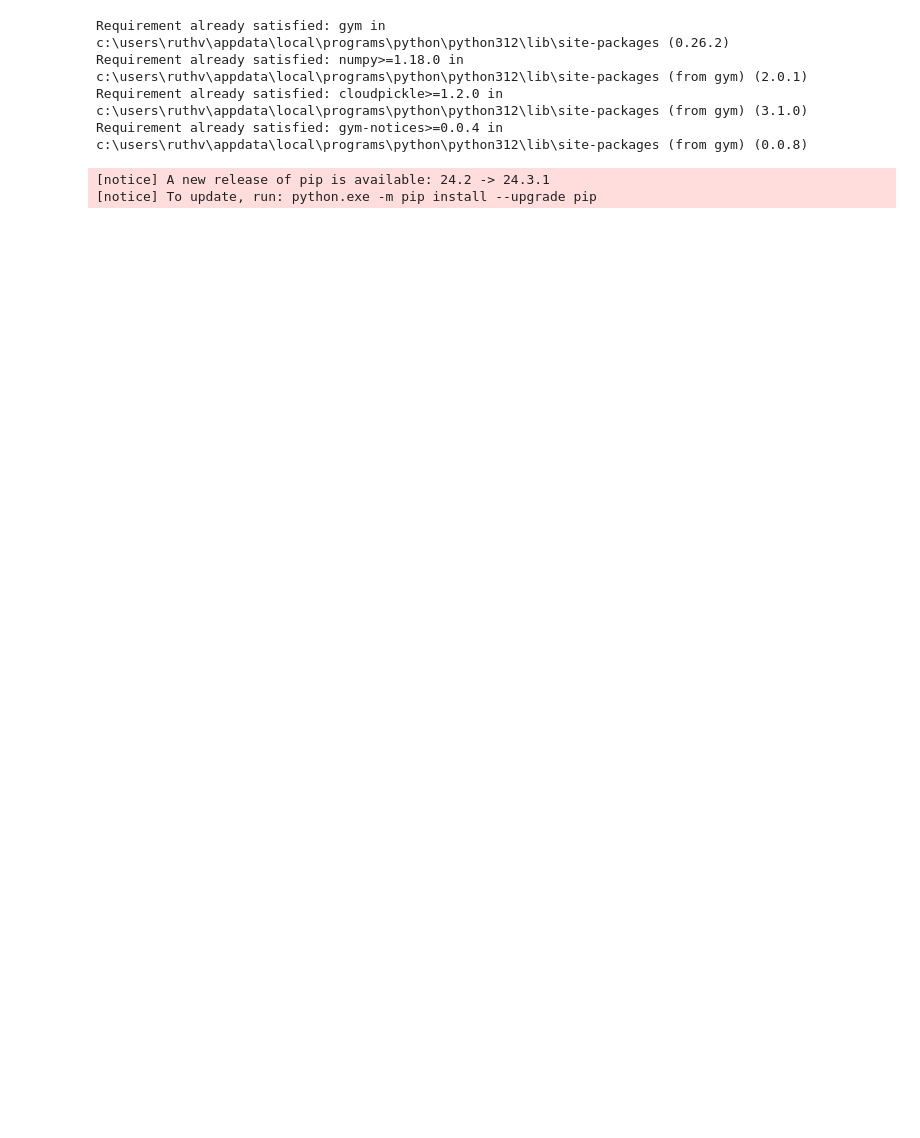
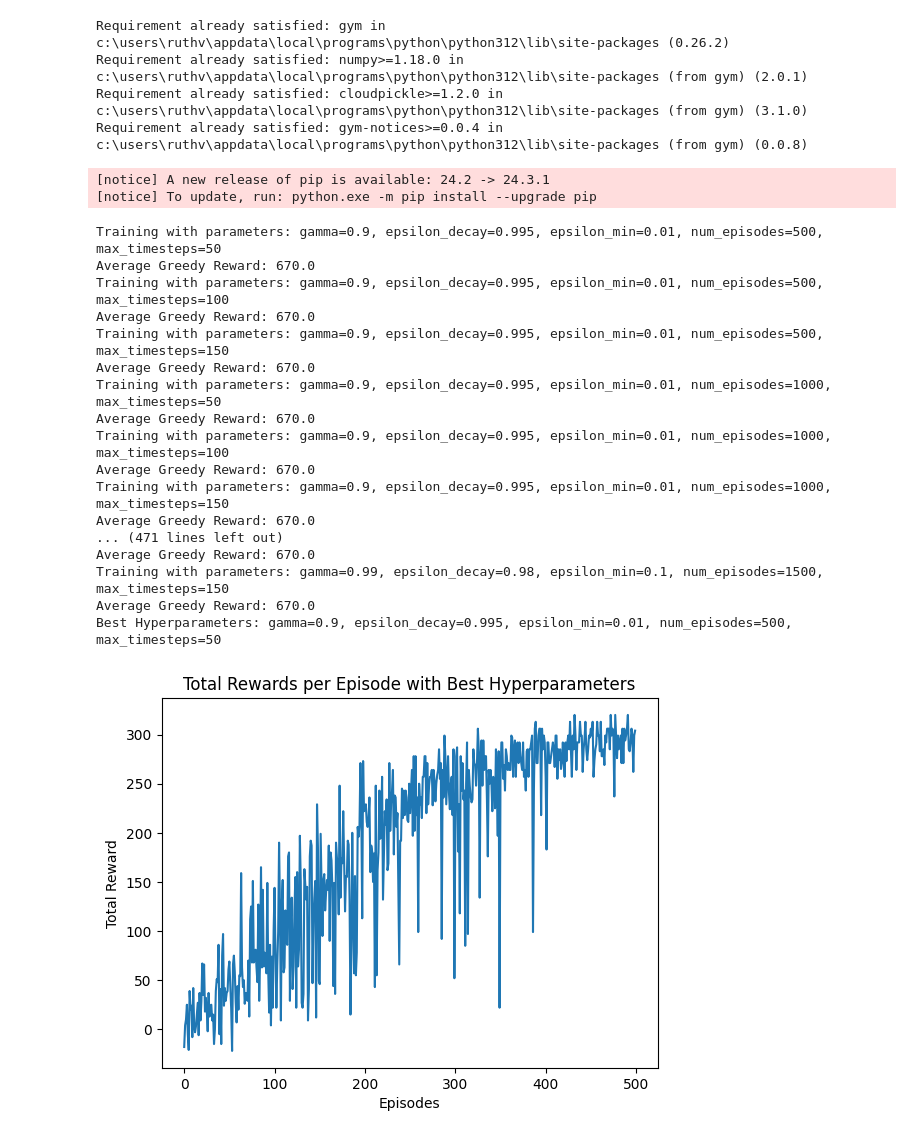
Before and after one commit to ruthvik-30/A3_ML, a Jupyter notebook: A3_part_3.ipynb, the cells around one changed output. Saved outputs shown, nothing was run; the diff lists cells and outputs as text; code cells hidden in the pictures; blank space fills up the shorter version.

```diff
--- a/A3_part_3.ipynb
+++ b/A3_part_3.ipynb
@@ -141,3 +141,73 @@ class NStepDoubleQLearningAgent:
                     break
             rewards_per_episode.append(total_reward)
         return rewards_per_episode
+# %%
+# Hyperparameter optimization
+def optimize_hyperparameters():
+    # Define hyperparameter ranges to experiment with
+    gamma_values = [0.9, 0.95, 0.99]
+    epsilon_decay_values = [0.995, 0.99, 0.98]
+    epsilon_min_values = [0.01, 0.05, 0.1]
+    num_episodes_values = [500, 1000, 1500]
+    max_timesteps_values = [50, 100, 150]
+
+    best_reward = -float('inf')
+    best_params = None
+    best_results = None
+
+    # Experiment with all combinations of hyperparameters
+    for gamma in gamma_values:
+        for epsilon_decay in epsilon_decay_values:
+            for epsilon_min in epsilon_min_values:
+                for num_episodes in num_episodes_values:
+                    for max_timesteps in max_timesteps_values:
+                        print(f"Training with parameters: gamma={gamma}, epsilon_decay={epsilon_decay}, epsilon_min={epsilon_min}, "
+                              f"num_episodes={num_episodes}, max_timesteps={max_timesteps}")
+
+                        env = RL_env()
+                        agent = NStepDoubleQLearningAgent(env, n=3, alpha=0.1, gamma=gamma, epsilon=1.0,
+                                                          epsilon_decay=epsilon_decay, epsilon_min=epsilon_min)
+                        rewards, _, _, _ = agent.train(num_episodes=num_episodes, max_timesteps=max_timesteps)
+                        greedy_rewards = agent.evaluate_greedy_policy(num_episodes=10)
+
+                        avg_reward = np.mean(greedy_rewards)
+                        print(f"Average Greedy Reward: {avg_reward}")
+
+                        # Track the best configuration
+                        if avg_reward > best_reward:
+                            best_reward = avg_reward
+                            best_params = (gamma, epsilon_decay, epsilon_min, num_episodes, max_timesteps)
+                            best_results = rewards
+
+    # Display the best hyperparameters and the corresponding rewards
+    print(f"Best Hyperparameters: gamma={best_params[0]}, epsilon_decay={best_params[1]}, epsilon_min={best_params[2]}, "
+          f"num_episodes={best_params[3]}, max_timesteps={best_params[4]}")
+
+    # Plot the total rewards for the best configuration
+    plt.plot(best_results)
+    plt.title(f"Total Rewards per Episode with Best Hyperparameters")
+    plt.xlabel("Episodes")
+    plt.ylabel("Total Reward")
+    plt.show()
+
+# Run the hyperparameter optimization
+optimize_hyperparameters()
+# %% [output]
+Training with parameters: gamma=0.9, epsilon_decay=0.995, epsilon_min=0.01, num_episodes=500, max_timesteps=50
+Average Greedy Reward: 670.0
+Training with parameters: gamma=0.9, epsilon_decay=0.995, epsilon_min=0.01, num_episodes=500, max_timesteps=100
+Average Greedy Reward: 670.0
+Training with parameters: gamma=0.9, epsilon_decay=0.995, epsilon_min=0.01, num_episodes=500, max_timesteps=150
+Average Greedy Reward: 670.0
+Training with parameters: gamma=0.9, epsilon_decay=0.995, epsilon_min=0.01, num_episodes=1000, max_timesteps=50
+Average Greedy Reward: 670.0
+Training with parameters: gamma=0.9, epsilon_decay=0.995, epsilon_min=0.01, num_episodes=1000, max_timesteps=100
+Average Greedy Reward: 670.0
+Training with parameters: gamma=0.9, epsilon_decay=0.995, epsilon_min=0.01, num_episodes=1000, max_timesteps=150
+Average Greedy Reward: 670.0
+... (471 lines left out)
+Average Greedy Reward: 670.0
+Training with parameters: gamma=0.99, epsilon_decay=0.98, epsilon_min=0.1, num_episodes=1500, max_timesteps=150
+Average Greedy Reward: 670.0
+Best Hyperparameters: gamma=0.9, epsilon_decay=0.995, epsilon_min=0.01, num_episodes=500, max_timesteps=50
+[figure, added]
```
Also changed, not shown: parts of 2 cells of this notebook.
